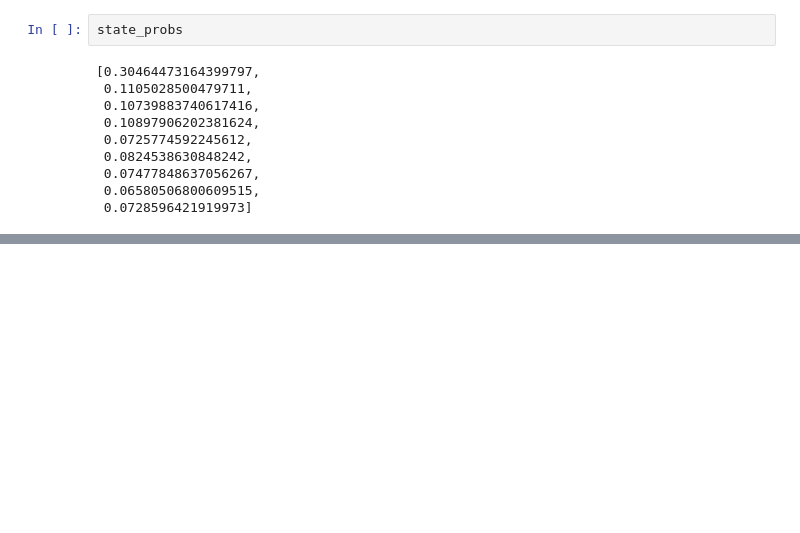
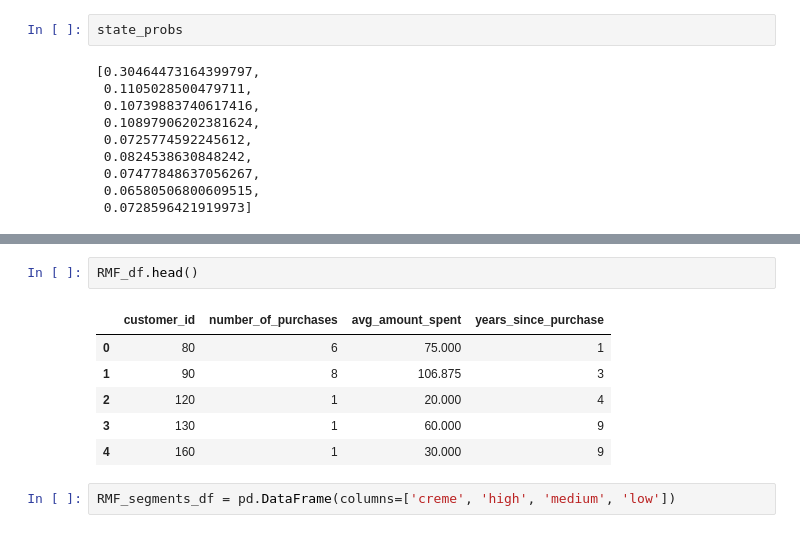
Before and after one commit to jonhilgart22/Galvanize-Data-Leadership, a Jupyter notebook: week5-MCM-CLV/Team-8-Markov-Chains_v2.ipynb, the cells around one changed output, grey strips where cells are left out. Saved outputs shown, nothing was run; the diff lists cells and outputs as text; blank space fills up the shorter version.

```diff
--- a/week5-MCM-CLV/Team-8-Markov-Chains_v2.ipynb
+++ b/week5-MCM-CLV/Team-8-Markov-Chains_v2.ipynb
@@ -473,0 +599,11 @@ trans_matrix['state_two'] =
+# %%
+RMF_df.head()
+# %% [output]
+|  | customer_id | number_of_purchases | avg_amount_spent | years_since_purchase |
+| 0 | 80 | 6 | 75.000 | 1 |
+| 1 | 90 | 8 | 106.875 | 3 |
+| 2 | 120 | 1 | 20.000 | 4 |
+| 3 | 130 | 1 | 60.000 | 9 |
+| 4 | 160 | 1 | 30.000 | 9 |
+# %%
+RMF_segments_df = pd.DataFrame(columns=['creme', 'high', 'medium', 'low'])
```
Also changed, not shown: parts of 21 cells of this notebook.
